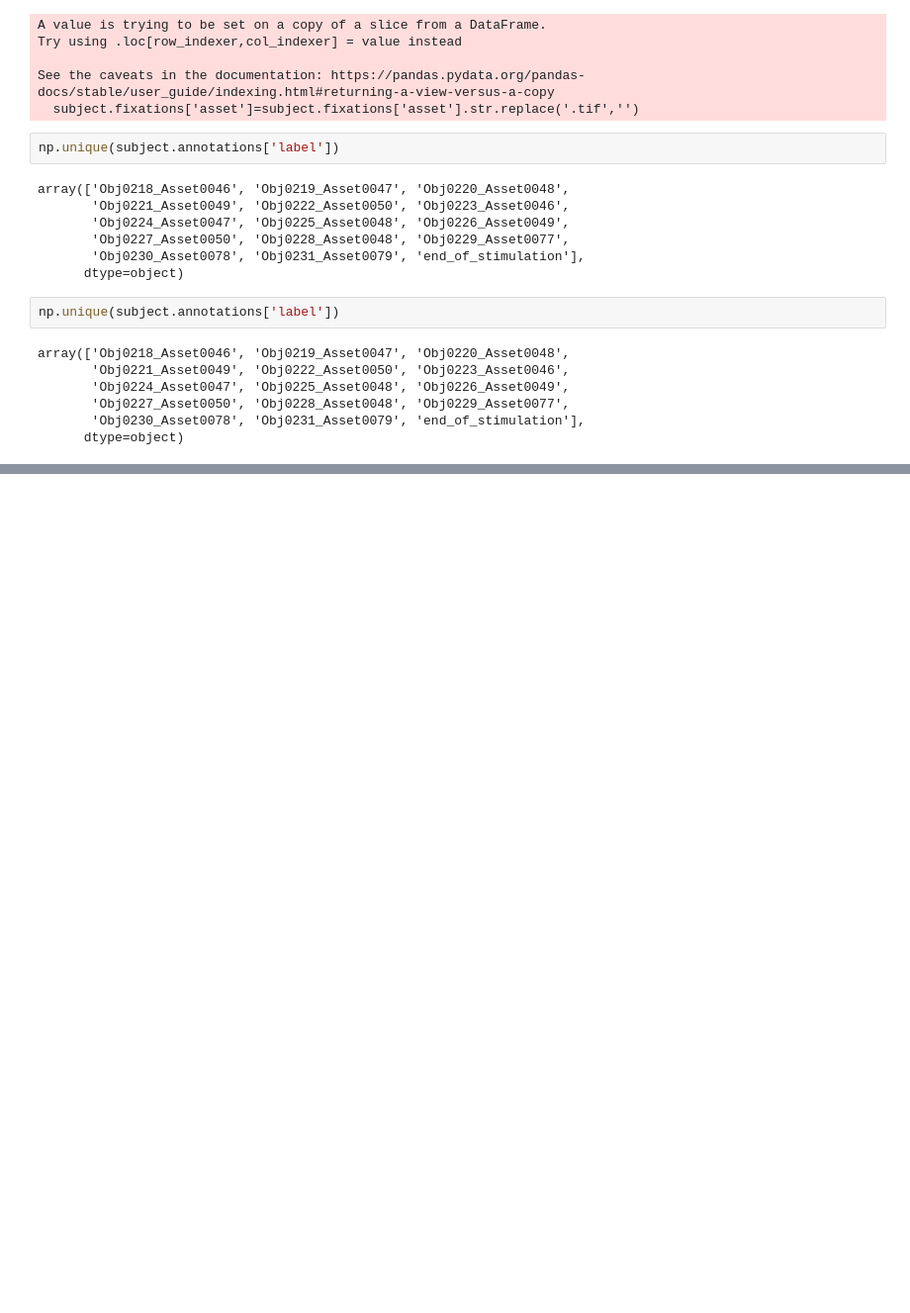
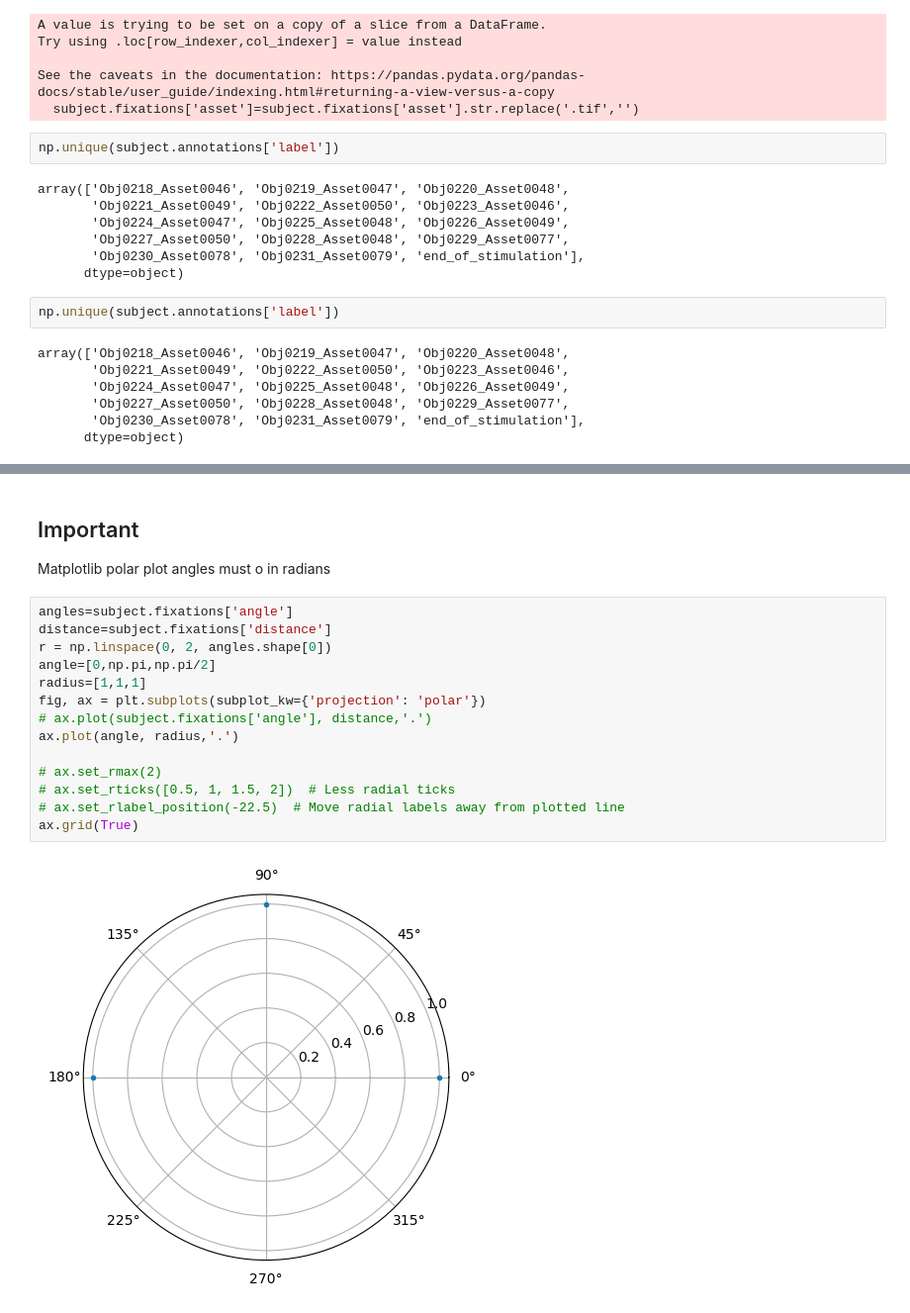
Before and after one commit to Rockyneuron/pupil_labs_analysis, a Jupyter notebook: analysis/gaze/pupil_labs/saccades_preprocessing_auto.ipynb, the cells around one changed output, grey strips where cells are left out. Shown at 99% size. Saved outputs shown, nothing was run; the diff lists cells and outputs as text; blank space fills up the shorter version.

```diff
--- a/analysis/gaze/pupil_labs/saccades_preprocessing_auto.ipynb
+++ b/analysis/gaze/pupil_labs/saccades_preprocessing_auto.ipynb
@@ -209,3 +232,22 @@ df
+# %% [markdown]
+## Important
+Matplotlib polar plot angles must o in radians
+# %%
+angles=subject.fixations['angle']
+distance=subject.fixations['distance']
+r = np.linspace(0, 2, angles.shape[0])
+angle=[0,np.pi,np.pi/2]
+radius=[1,1,1]
+fig, ax = plt.subplots(subplot_kw={'projection': 'polar'})
+# ax.plot(subject.fixations['angle'], distance,'.')
+ax.plot(angle, radius,'.')
+
+# ax.set_rmax(2)
+# ax.set_rticks([0.5, 1, 1.5, 2])  # Less radial ticks
+# ax.set_rlabel_position(-22.5)  # Move radial labels away from plotted line
+ax.grid(True)
+# %% [output]
+[figure, added]
 # %%
 angles=subject.fixations['angle']
 distance=subject.fixations['distance']
```
Also changed, not shown: parts of 25 cells of this notebook, 1 other file.
